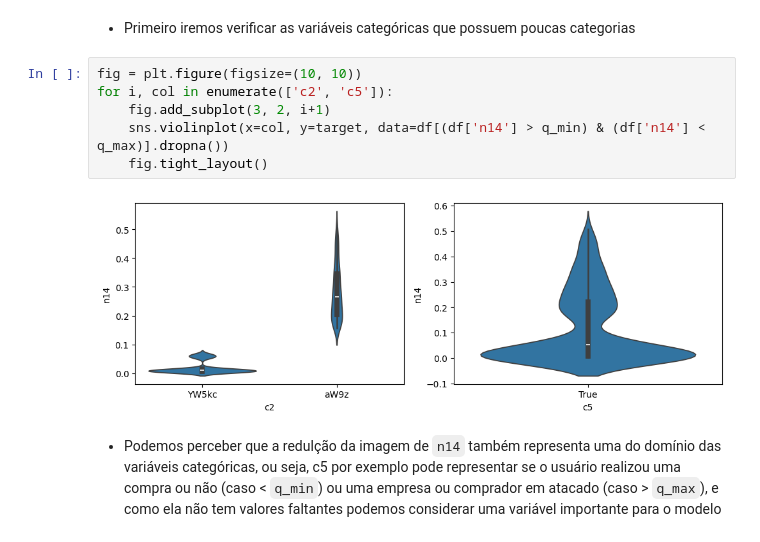
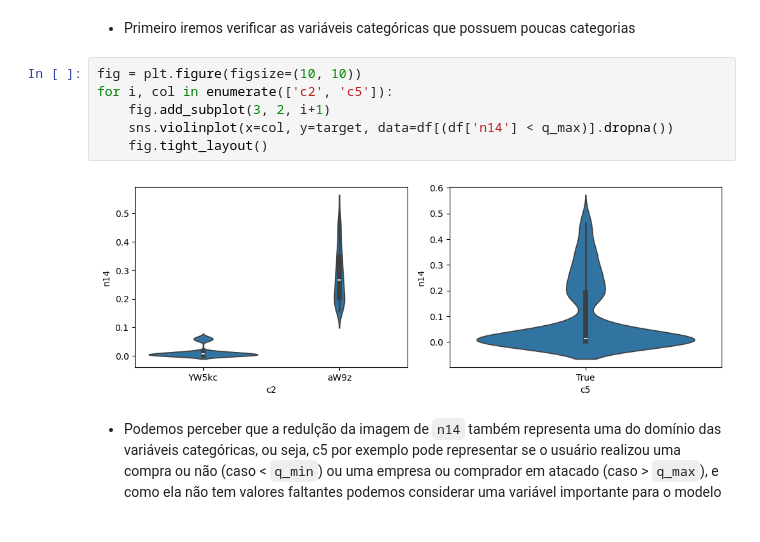
Before and after one commit to oihugu/Case-Hotmart, a Jupyter notebook: main.ipynb, the cells around one changed output. Saved outputs shown, nothing was run; the diff lists cells and outputs as text.

```diff
--- a/main.ipynb
+++ b/main.ipynb
@@ -116,11 +134,11 @@ c6: 35
 # %%
 fig = plt.figure(figsize=(10, 10))
 for i, col in enumerate(['c2', 'c5']):
     fig.add_subplot(3, 2, i+1)
-    sns.violinplot(x=col, y=target, data=df[(df['n14'] > q_min) & (df['n14'] < q_max)].dropna())
+    sns.violinplot(x=col, y=target, data=df[(df['n14'] < q_max)].dropna())
     fig.tight_layout()
 # %% [output]
-[figure, old version]
+[figure, new version]
 # %% [markdown]
 - Podemos perceber que a redulção da imagem de `n14` também representa uma do domínio das variáveis categóricas, ou seja, c5 por exemplo pode representar se o usuário realizou uma compra ou não (caso < `q_min`) ou uma empresa ou comprador em atacado (caso > `q_max`), e como ela não tem valores faltantes podemos considerar uma variável importante para o modelo
 # %%
```
Also changed, not shown: parts of 36 cells of this notebook, 2 other files.
